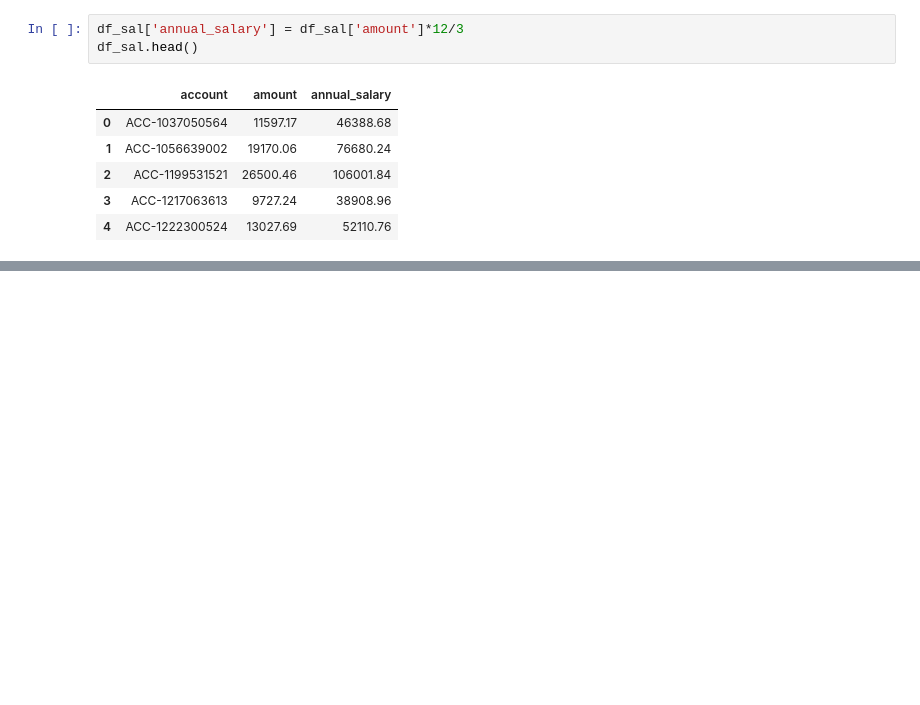
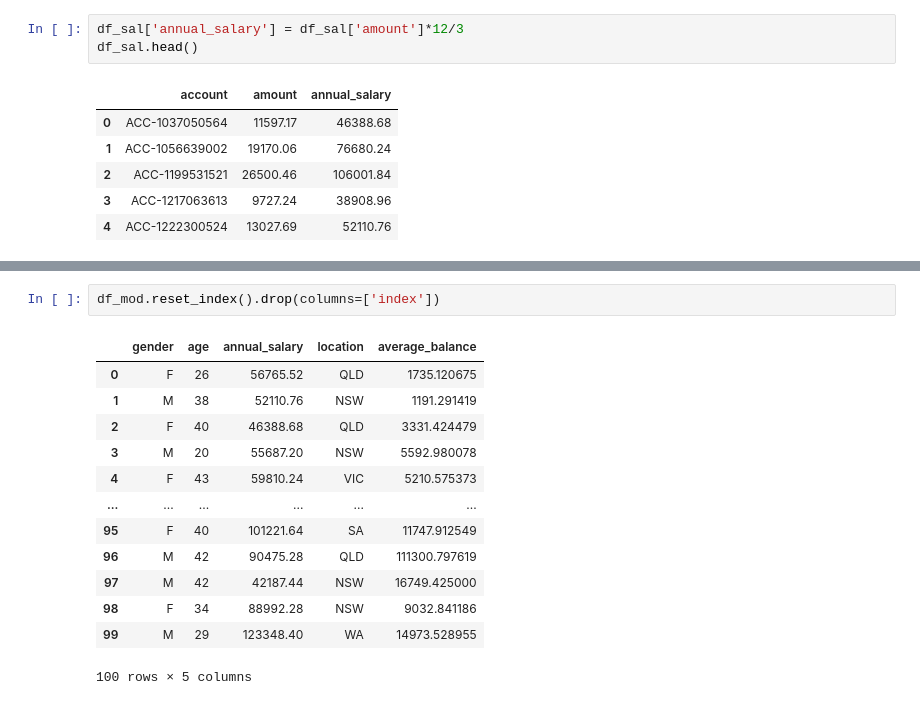
Before and after one commit to nug1209/ANZ_Data_Virtual_Experience, a Jupyter notebook: ANZ_Data_Analytics.ipynb, the cells around one changed output, grey strips where cells are left out. Cells and saved outputs as stored; diff of their text form; blank space fills up the shorter version.

```diff
--- a/ANZ_Data_Analytics.ipynb
+++ b/ANZ_Data_Analytics.ipynb
@@ -745,0 +805,16 @@ df.head(3)
+# %%
+df_mod.reset_index().drop(columns=['index'])
+# %% [output]
+|  | gender | age | annual_salary | location | average_balance |
+| 0 | F | 26 | 56765.52 | QLD | 1735.120675 |
+| 1 | M | 38 | 52110.76 | NSW | 1191.291419 |
+| 2 | F | 40 | 46388.68 | QLD | 3331.424479 |
+| 3 | M | 20 | 55687.20 | NSW | 5592.980078 |
+| 4 | F | 43 | 59810.24 | VIC | 5210.575373 |
+| ... | ... | ... | ... | ... | ... |
+| 95 | F | 40 | 101221.64 | SA | 11747.912549 |
+| 96 | M | 42 | 90475.28 | QLD | 111300.797619 |
+| 97 | M | 42 | 42187.44 | NSW | 16749.425000 |
+| 98 | F | 34 | 88992.28 | NSW | 9032.841186 |
+| 99 | M | 29 | 123348.40 | WA | 14973.528955 |
+100 rows × 5 columns
```
Also changed, not shown: parts of 12 cells of this notebook.
